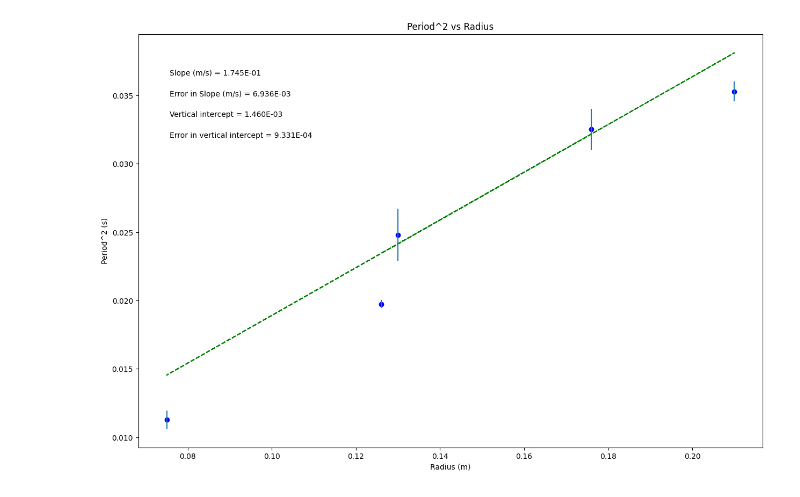
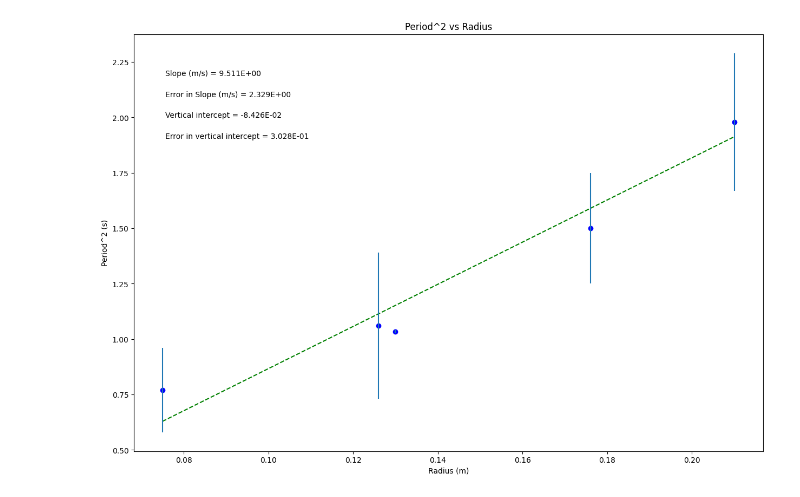
Before and after one commit to ani-maker113/PHSXlabplots, a Jupyter notebook: Seamus_E_Circular_Motion_Lab.ipynb, the cells around one changed output. Drawn from its saved outputs; the diff is of its cells as text; code cells hidden in the pictures.

```diff
--- a/Seamus_E_Circular_Motion_Lab.ipynb
+++ b/Seamus_E_Circular_Motion_Lab.ipynb
@@ -19,11 +19,11 @@ import matplotlib.pyplot as plt
 #variable names should start with a letter and must contain only letters, numbers, and underscores
 
 
-Radius = np.array([0.176, 0.075, 0.130, 0.210, 0.126])
+Radius = np.array([0.075, 0.126, 0.130, 0.176, 0.210])
 
-Period_squared = np.array([0.0325, 0.01129, 0.0248, 0.03528, 0.01974])
+Period_squared = np.array([0.77, 1.06, 1.034, 1.50, 1.98])
 
-Uncertainty = np.array([0.0015, 0.00066, 0.0019, 0.00071, 0.00028])
+Uncertainty = np.array([0.19, 0.33, 0.0072, 0.25, 0.31])
 
 
 
@@ -92,31 +92,31 @@ elif annotation_placement==3 or annotation_placement==4:
 #Don't need to change anything in this section!
 
 #Plot data on graph. Plot error bars and place values for slope,
 #error in slope, and vertical intercept (plus error) on the plot using "annotate"
 
 plt.figure(figsize=(15,10))
 
 plt.plot(x, fit, color='green', linestyle='--')
 plt.scatter(x, y, color='blue', marker='o')
 
 plt.xlabel(x_label)
 plt.ylabel(y_label)
 plt.title(plot_title)
 
 plt.errorbar(x, y, yerr=dy, xerr=None, fmt="none") #don't need to plot x error bars
 
 plt.annotate('Slope ({}) = {value:.{digits}E}'.format(slope_units,value=m, digits=3),
              (xpos, ypos[0]), xycoords='axes fraction')
 
 plt.annotate('Error in Slope ({}) = {value:.{digits}E}'.format(slope_units,value=dm, digits=3),
              (xpos, ypos[1]), xycoords='axes fraction')
 
 plt.annotate('Vertical intercept = {value:.{digits}E}'.format(value=b, digits=3),
              (xpos, ypos[2]), xycoords='axes fraction')
 
 plt.annotate('Error in vertical intercept = {value:.{digits}E}'.format(value=db, digits=3),
              (xpos, ypos[3]), xycoords='axes fraction')
 
 plt.show()
 # %% [output]
-[figure, old version]
+[figure, new version]
```
